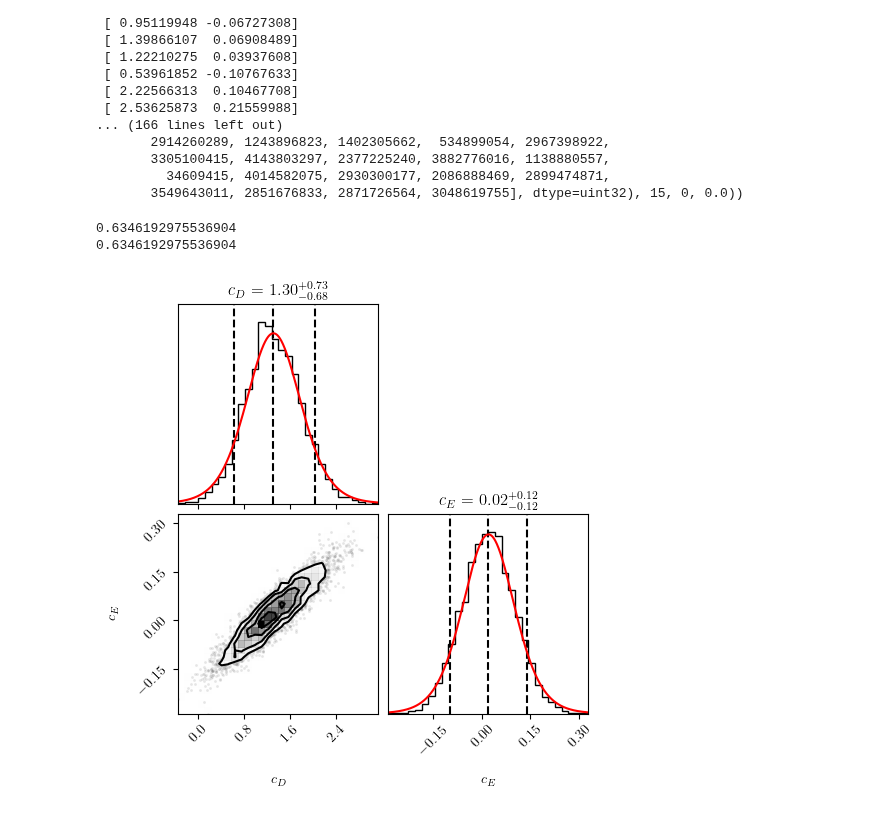
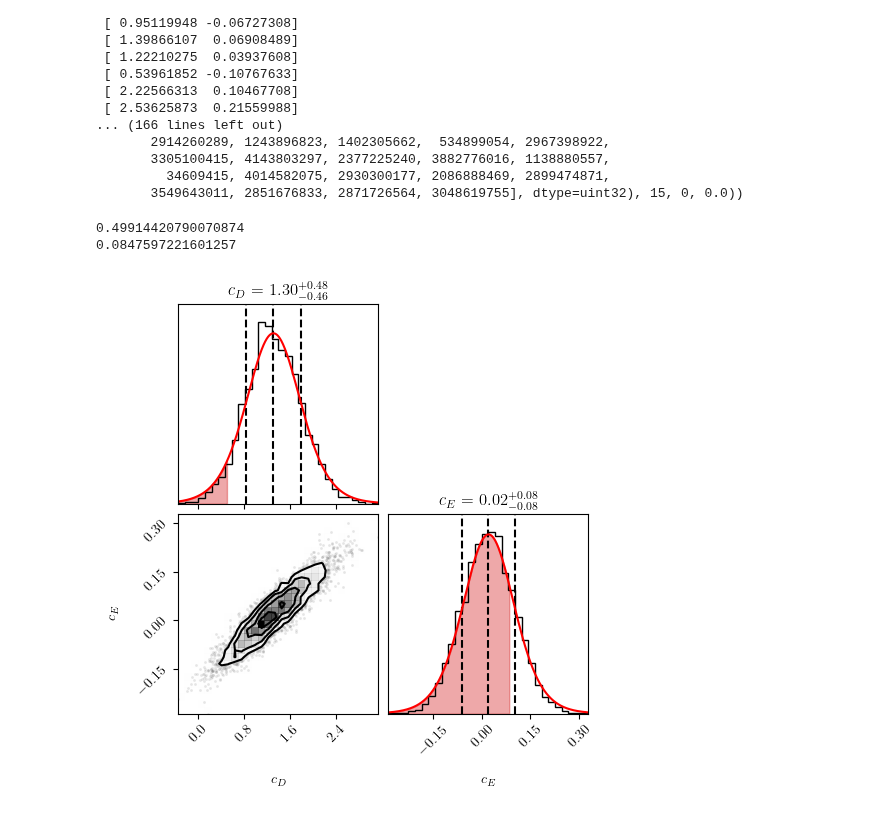
Before and after one commit to stommen/tif285-projects, a Jupyter notebook: project_1/project1_JHOS.ipynb, the cells around one changed output. Cells and saved outputs as stored; diff of their text form; code cells hidden in the pictures.

Commit message:
Fill between. Vill använda invers T dist för att hitta gränserna för fill between

```diff
--- a/project_1/project1_JHOS.ipynb
+++ b/project_1/project1_JHOS.ipynb
@@ -182,41 +182,42 @@ samples = sampler.get_chain(flat=True)
 
 flat_samples = sampler.get_chain(discard=100, thin=10, flat=True)
 fig = corner.corner(flat_samples, labels=[r"$c_D$", r"$c_E$"], color='k',
-                show_titles=True, bins=30,quantiles=[0.07,0.5,0.93])
+                show_titles=True, bins=30,quantiles=[0.16,0.5,0.84])
 
 for i in range(flat_samples.shape[1]):
     ### Diagonal indices of the corner plot
     ax = fig.get_axes()[i * (len(flat_samples[1]) + 1)]
 
     # Each 'poly' is a Polygon object; we can extract the vertices
     verts = ax.patches[0].get_xy()  # Get the vertices of the polygon
     # Remove duplicate vertices
 
     # The x-values represent the bin edges, y-values represent the heights
     bin_left_edges = verts[:, 0]  # X-coordinates (bin edges)
     bin_heights = verts[:, 1]  # Y-coordinates (heights)
     bin_width = np.diff(bin_left_edges)[1]  # Width of each bin
 
     # Fit a t-distribution to the histogram data
     df, loc, scale = stats.t.fit(flat_samples[:, i])  # Fit t-distribution to the i-th parameter
     area = np.sum(bin_width/2 * bin_heights)  # Total area under the histogram
 
     # Generate the t-distribution PDF using the fitted parameters
     x = np.linspace(bin_left_edges.min(), bin_left_edges.max(), 1000)
     pdf_fitted = stats.t.pdf(x, df=10, loc=loc, scale=scale) * area
     # Plot the t-distribution PDF over the histogram
     ax.plot(x, pdf_fitted, 'r-')
 
-    t_value = stats.t.ppf(0.68,1)
+    t_value = stats.t.ppf(0.84,10,scale = scale)
     print(t_value)
-    #x_fill = np.linspace(,len(pdf_fitted))
-    #ax.fill_between(x_fill,pdf_fitted,color='tab:red',alpha=0.4)
+    #x_fill =x # np.linspace(t_value-np.mean(flat_samples[:,i]),t_value,len(pdf_fitted))
+    ax.fill_between(x, pdf_fitted, where=((x >= bin_left_edges.min()) & (x <= t_value)),
+                color='tab:red', alpha=0.4)
 
     plt.show
 
     # Optionally, add a legend
     #ax.legend()
 # %% [output]
-0.6346192975536904
-0.6346192975536904
+0.49914420790070874
+0.0847597221601257
-[figure, old version]
+[figure, new version]
```
